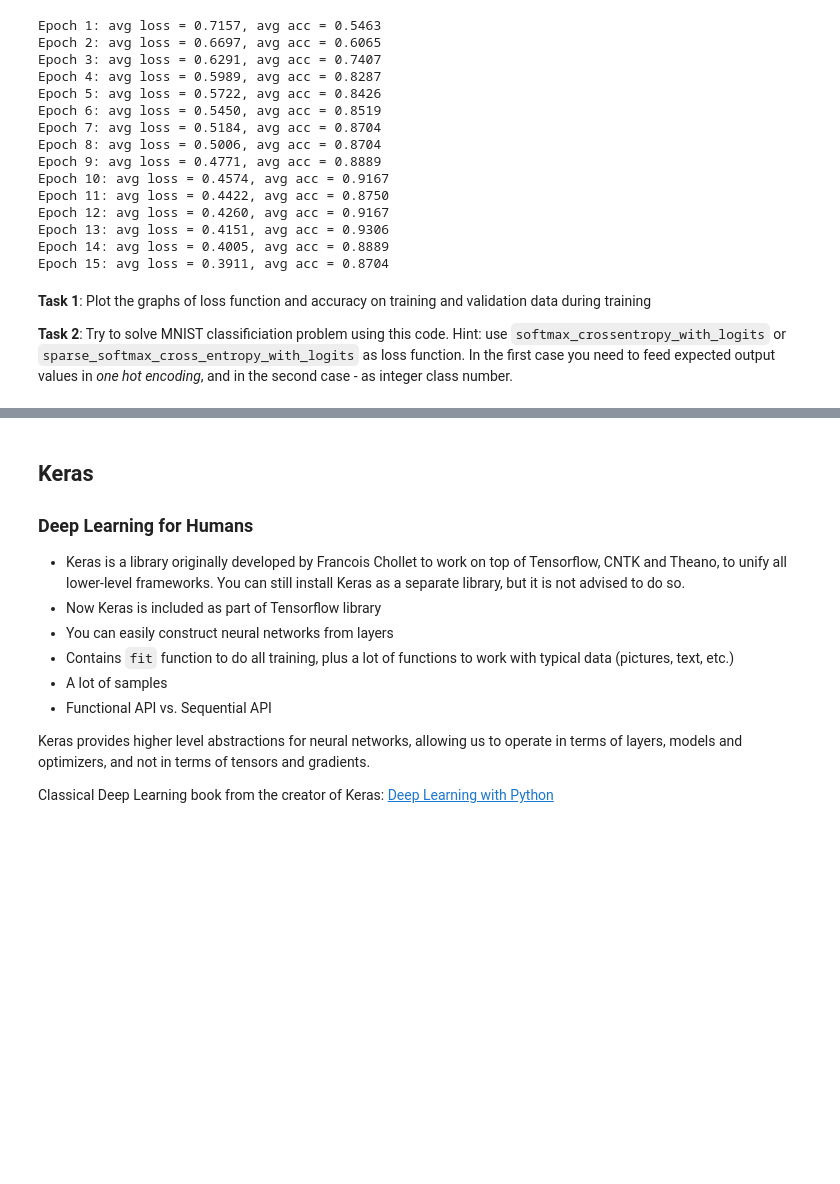
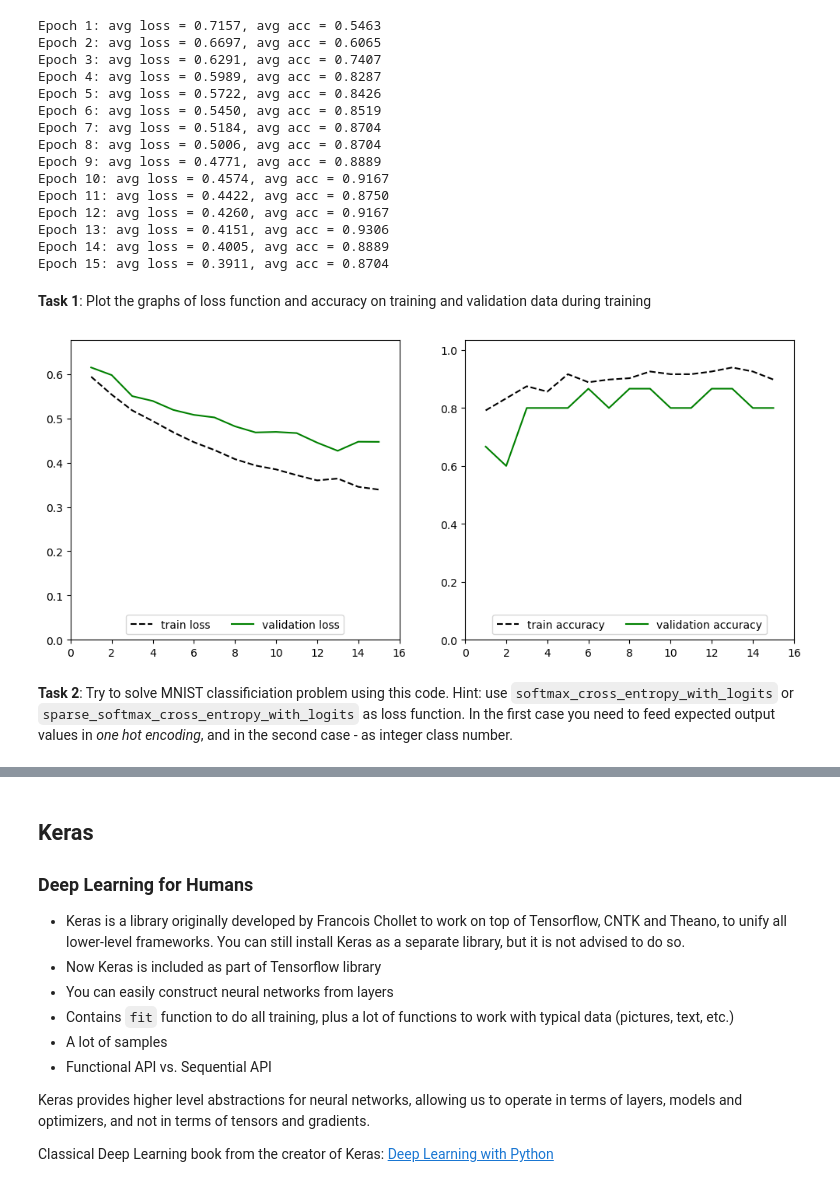
Before and after one commit to tsreaper/AI-For-Beginners, a Jupyter notebook: lessons/3-NeuralNetworks/05-Frameworks/IntroKerasTF.ipynb, the cells around one changed output, grey strips where cells are left out. Saved outputs shown, nothing was run; the diff lists cells and outputs as text; code cells hidden in the pictures; blank space fills up the shorter version.

Commit message:
Implement lesson 5 IntroKerasTF tasks

```diff
--- a/lessons/3-NeuralNetworks/05-Frameworks/IntroKerasTF.ipynb
+++ b/lessons/3-NeuralNetworks/05-Frameworks/IntroKerasTF.ipynb
@@ -485,7 +485,63 @@ Epoch 12: avg loss = 0.4260, avg acc = 0.9167
 Epoch 13: avg loss = 0.4151, avg acc = 0.9306
 Epoch 14: avg loss = 0.4005, avg acc = 0.8889
 Epoch 15: avg loss = 0.3911, avg acc = 0.8704
+# %% [markdown]
+**Task 1**: Plot the graphs of loss function and accuracy on training and validation data during training
+# %%
+n_epoch = 15
+train_stats = np.empty((n_epoch, 3))
+valid_stats = np.empty((n_epoch, 3))
+
+def plot_subgraph(x, y_data, ax, legends):
+    styles = ['k--', 'g-']
+    # remove previous plot
+    while ax.lines:
+        ax.lines.pop()
+    # draw updated lines
+    for i in range(len(y_data)):
+        ax.plot(x, y_data[i], styles[i])
+    ax.legend(ax.lines, legends,
+              loc='lower center', ncol = 2)
+
+def plot_loss_and_acc():
+    fig, ax = plt.subplots(1, 2, figsize=(12, 5))
+    legends = [['train loss', 'validation loss'], ['train accuracy', 'validation accuracy']]
+    for i in range(2):
+        ax[i].set_xlim(0, n_epoch + 1)
+        ax[i].set_ylim(0, max(max(train_stats[:, i + 1]), max(valid_stats[:, i + 1])) * 1.1)
+        plot_subgraph(train_stats[:, 0], (train_stats[:, i + 1], valid_stats[:, i + 1]), ax[i], legends[i])
+    fig.canvas.draw()
+    fig.canvas.flush_events()
+
+optimizer = tf.keras.optimizers.Adam(0.1)
+
+W = tf.Variable(tf.random.normal(shape=(2,1)))
+b = tf.Variable(tf.zeros(shape=(1,),dtype=tf.float32))
+
+@tf.function
+def train_on_batch_2(x, y, apply_grads = True):
+    vars = [W, b]
+    with tf.GradientTape() as tape:
+        z = tf.sigmoid(tf.matmul(x, W) + b)
+        loss = tf.reduce_mean(tf.keras.losses.binary_crossentropy(y, z))
+        correct_prediction = tf.equal(tf.round(y), tf.round(z))
+        acc = tf.reduce_mean(tf.cast(correct_prediction, tf.float32))
+        if apply_grads:
+            grads = tape.gradient(loss, vars)
+            optimizer.apply_gradients(zip(grads, vars))
+    return loss,acc
+
+for epoch in range(1, n_epoch + 1):
+    loss_list, acc_list = [], []
+    for step, (x, y) in enumerate(dataset):
+        loss, acc = train_on_batch_2(tf.reshape(x, (-1, 2)), tf.reshape(y, (-1, 1)))
+        loss_list.append(float(loss))
+        acc_list.append(float(acc))
+    train_stats[epoch - 1, :] = [epoch, sum(loss_list) / len(loss_list), sum(acc_list) / len(acc_list)]
+    loss, acc = train_on_batch_2(tf.reshape(valid_x_norm.astype(np.float32), (-1, 2)), tf.reshape(valid_labels.astype(np.float32), (-1, 1)), apply_grads=False)
+    valid_stats[epoch - 1, :] = [epoch, loss, acc]
+plot_loss_and_acc()
+# %% [output]
+[figure, added]
 # %% [markdown]
-**Task 1**: Plot the graphs of loss function and accuracy on training and validation data during training
-
-**Task 2**: Try to solve MNIST classificiation problem using this code. Hint: use `softmax_crossentropy_with_logits` or `sparse_softmax_cross_entropy_with_logits` as loss function. In the first case you need to feed expected output values in *one hot encoding*, and in the second case - as integer class number.
+**Task 2**: Try to solve MNIST classificiation problem using this code. Hint: use `softmax_cross_entropy_with_logits` or `sparse_softmax_cross_entropy_with_logits` as loss function. In the first case you need to feed expected output values in *one hot encoding*, and in the second case - as integer class number.
```
Also changed, not shown: parts of 11 cells of this notebook.
